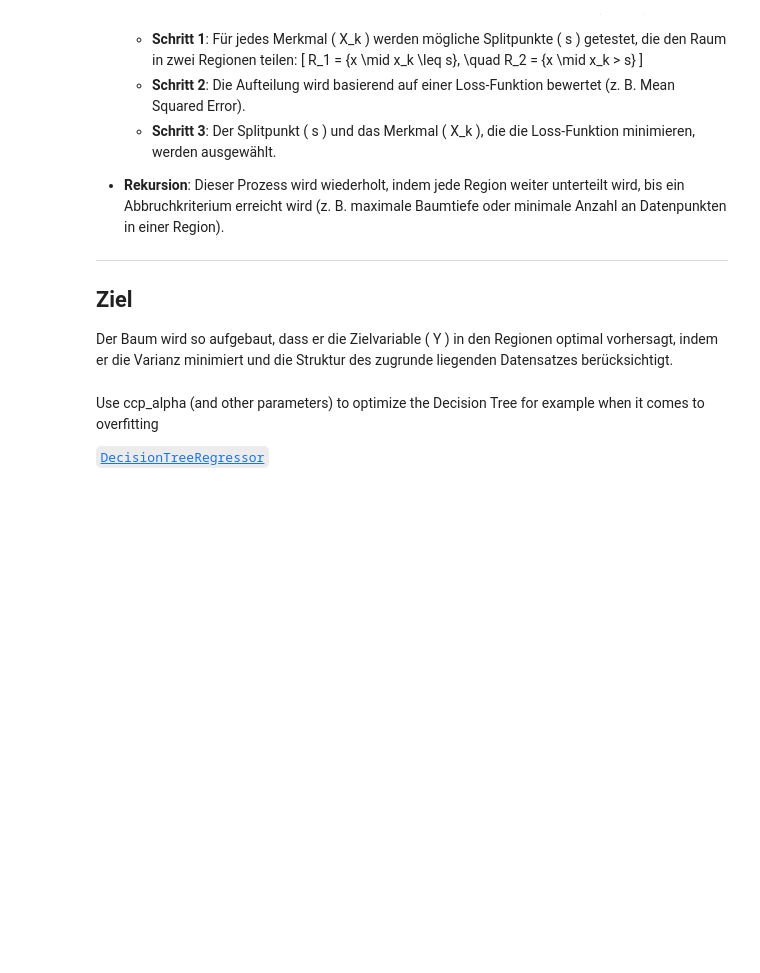
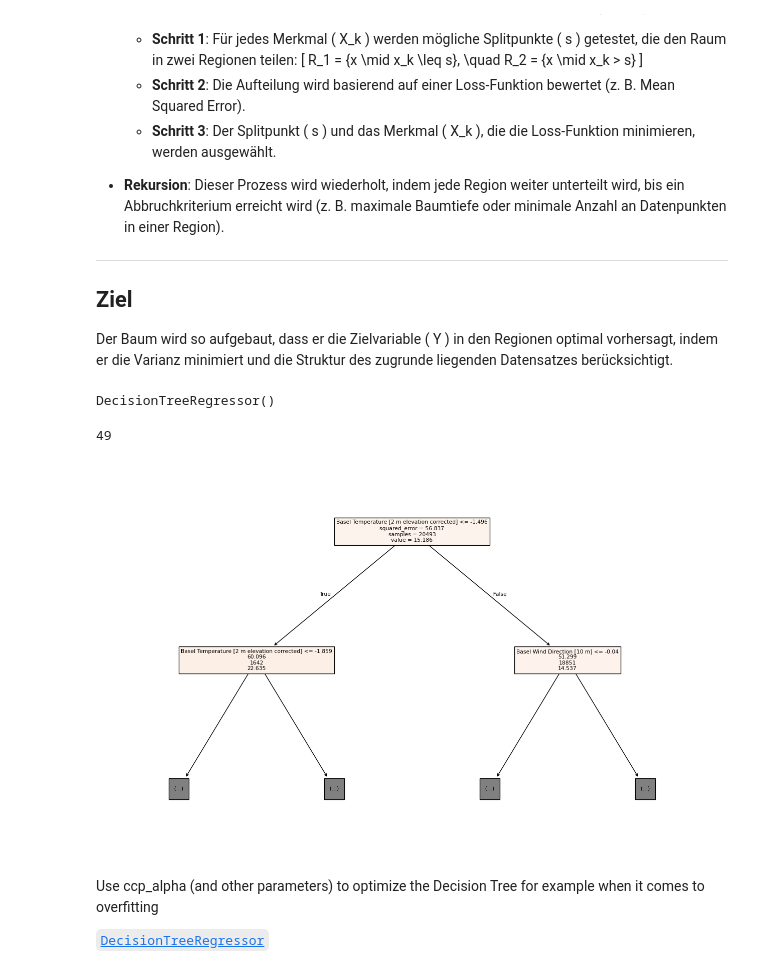
Before and after one commit to joejoejoejor/Its-Wekk, a Jupyter notebook: 4 - Data/2 - Ruben/Project_ruben_safe.ipynb, the cells around one changed output. Saved outputs shown, nothing was run; the diff lists cells and outputs as text; code cells hidden in the pictures; blank space fills up the shorter version.

```diff
--- a/4 - Data/2 - Ruben/Project_ruben_safe.ipynb
+++ b/4 - Data/2 - Ruben/Project_ruben_safe.ipynb
@@ -14,42 +14,25 @@ from sklearn.model_selection import train_test_split
 # %% [markdown]
 Prepare Dataset into target and features and split them into test train
 # %%
-target_data = pd.read_csv("/Users/rubenstark/Documents/GitHub/Its-Wekk/4 - Data/Final_Data/Cleaned/Additive_Combined_Resid_Trend_Target.csv")
+target_data = pd.read_csv("/Users/rubenstark/Documents/GitHub/Its-Wekk/4 - Data/2 - Ruben/Final_Target_Data_Combined_resid_Trend")
 
 #features Dataset muss noch angepasst werden
-features_data = pd.read_csv("/Users/rubenstark/Documents/GitHub/Its-Wekk/4 - Data/Working_DataFrame.csv")
+features_data = pd.read_csv("/Users/rubenstark/Documents/GitHub/Its-Wekk/4 - Data/2 - Ruben/Working_DataFrame.csv")
 # %%
 # Split our data intro features and targets
 # Teile das Dataset in Features und Zielvariable
 y = target_data["PM10_Combined_Trend_Residual"]  # Zielvariable
 X = features_data.drop(columns=["Datum"])  # Alle Spalten außer der Zielvariable
 
+X.head(10)
+
 # Split into training and test sets
-#X_train, X_test, y_train, y_test = train_test_split(X, y, random_state=72)
+X_train, X_test, y_train, y_test = train_test_split(X, y, random_state=72)
 # %%
 import pandas as pd
 from sklearn.model_selection import TimeSeriesSplit
 from sklearn.metrics import mean_squared_error
 import numpy as np
-
-# Lade die Daten
-target_data = pd.read_csv("/Users/rubenstark/Documents/GitHub/Its-Wekk/4 - Data/Final_Data/Cleaned/Additive_Combined_Resid_Trend_Target.csv")
-features_data = pd.read_csv("/Users/rubenstark/Documents/GitHub/Its-Wekk/4 - Data/Working_DataFrame.csv")
-
-# Sicherstellen, dass die 'Datum'-Spalte ein datetime-Format hat
-target_data['Datum'] = pd.to_datetime(target_data['Datum'])
-features_data['Datum'] = pd.to_datetime(features_data['Datum'])
-
-# Setze die 'Datum'-Spalte als Index
-target_data.set_index('Datum', inplace=True)
-features_data.set_index('Datum', inplace=True)
-
-# Kombiniere die Features und das Target in einem DataFrame
-data = features_data.join(target_data, how='inner')
-
-# Definiere die Features und das Target
-X = data.drop(columns=['PM10_Combined_Trend_Residual'])
-y = data['PM10_Combined_Trend_Residual']
 
 # Expanding Cross Validation mit 5 Folds
 tscv = TimeSeriesSplit(n_splits=5)
@@ -62,13 +45,13 @@ for fold, (train_index, test_index) in enumerate(tscv.split(X)):
     X_train, X_test = X.iloc[train_index], X.iloc[test_index]
     y_train, y_test = y.iloc[train_index], y.iloc[test_index]
 
-    # Hier kannst du dein Modell trainieren, z.B. ein einfaches lineares Modell
-    from sklearn.linear_model import LinearRegression
-    model = LinearRegression()
-    model.fit(X_train, y_train)
+    # Modell trainieren
+    #from sklearn.linear_model import LinearRegression
+    tree = DecisionTreeRegressor()
+    tree.fit(X_train, y_train)
 
     # Vorhersagen machen
-    y_pred = model.predict(X_test)
+    y_pred = tree.predict(X_test)
 
     # Berechne den Fehler
     mse = mean_squared_error(y_test, y_pred)
@@ -110,14 +100,22 @@ Der Baum wird so aufgebaut, dass er die Zielvariable \( Y \) in den Regionen opt
 # %%
 # DecisionTreeRegressor is just another sklearn estimator, we can use it
 # like we would any other model
-tree = DecisionTreeRegressor()
-tree.fit(X_train, y_train) #Habebn wir das jetzt irgendwo festgehalten/definiert?
+#tree = DecisionTreeRegressor()
+#tree.fit(X_train, y_train) #Habebn wir das jetzt irgendwo festgehalten/definiert?
+# %% [output]
+DecisionTreeRegressor()
 # %%
 tree.tree_.max_depth
+# %% [output]
+49
 # %%
+features = X_train.columns
+
 fig, ax = plt.subplots(figsize=(16, 10))
 plot_tree(tree, label="root", filled=True, max_depth=1,
           feature_names=features, ax=ax);
+# %% [output]
+[figure, added]
 # %% [markdown]
 Use ccp_alpha (and other parameters) to optimize the Decision Tree for example when it comes to overfitting
 
```
Also changed, not shown: parts of 13 cells of this notebook.
